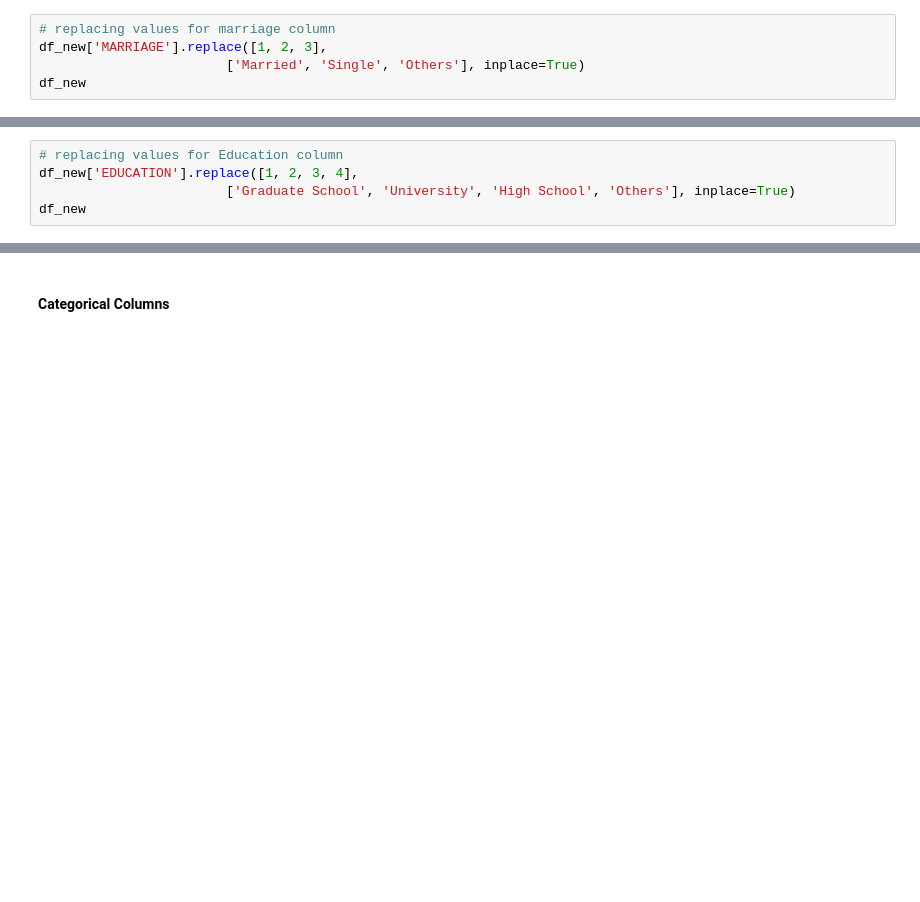
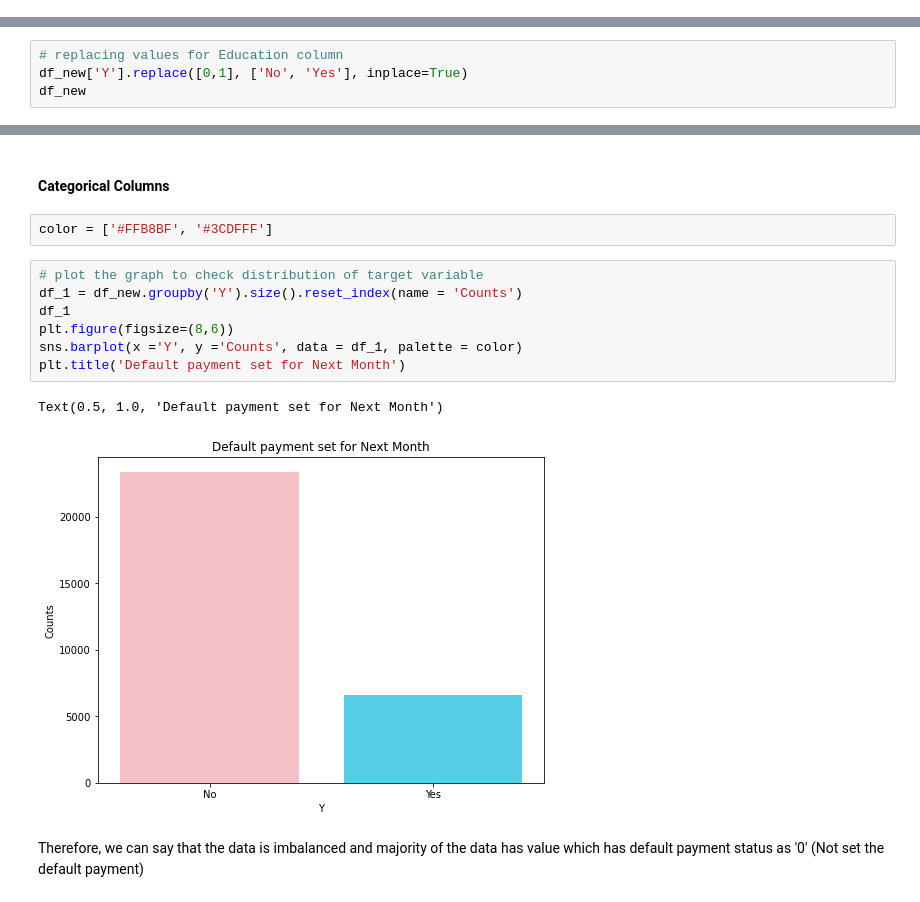
Before and after one commit to krish011/IE7300_ML_Project, a Jupyter notebook: Project_code_n.ipynb, the cells around one changed output, grey strips where cells are left out. Cells and saved outputs as stored; diff of their text form; blank space fills up the shorter version.

```diff
--- a/Project_code_n.ipynb
+++ b/Project_code_n.ipynb
@@ -133,8 +285,3 @@ df_new['SEX'].value_counts()
 Female    18112
 Male      11888
 Name: SEX, dtype: int64
-# %%
-# replacing values for marriage column
-df_new['MARRIAGE'].replace([1, 2, 3],
-                        ['Married', 'Single', 'Others'], inplace=True)
-df_new
@@ -155,5 +287,0 @@ df_new
-# %%
-# replacing values for Education column
-df_new['EDUCATION'].replace([1, 2, 3, 4],
-                        ['Graduate School', 'University', 'High School', 'Others'], inplace=True)
-df_new
@@ -173,0 +288,4 @@ df_new
+# %%
+# replacing values for Education column
+df_new['Y'].replace([0,1], ['No', 'Yes'], inplace=True)
+df_new
@@ -174,2 +306,16 @@ df_new
 # %% [markdown]
 #### Categorical Columns
+# %%
+color = ['#FFB8BF', '#3CDFFF']
+# %%
+# plot the graph to check distribution of target variable
+df_1 = df_new.groupby('Y').size().reset_index(name = 'Counts')
+df_1
+plt.figure(figsize=(8,6))
+sns.barplot(x ='Y', y ='Counts', data = df_1, palette = color)
+plt.title('Default payment set for Next Month')
+# %% [output]
+Text(0.5, 1.0, 'Default payment set for Next Month')
+[figure, added]
+# %% [markdown]
+Therefore, we can say that the data is imbalanced and majority of the data has value which has default payment status as '0' (Not set the default payment)
```
Also changed, not shown: parts of 17 cells of this notebook.
